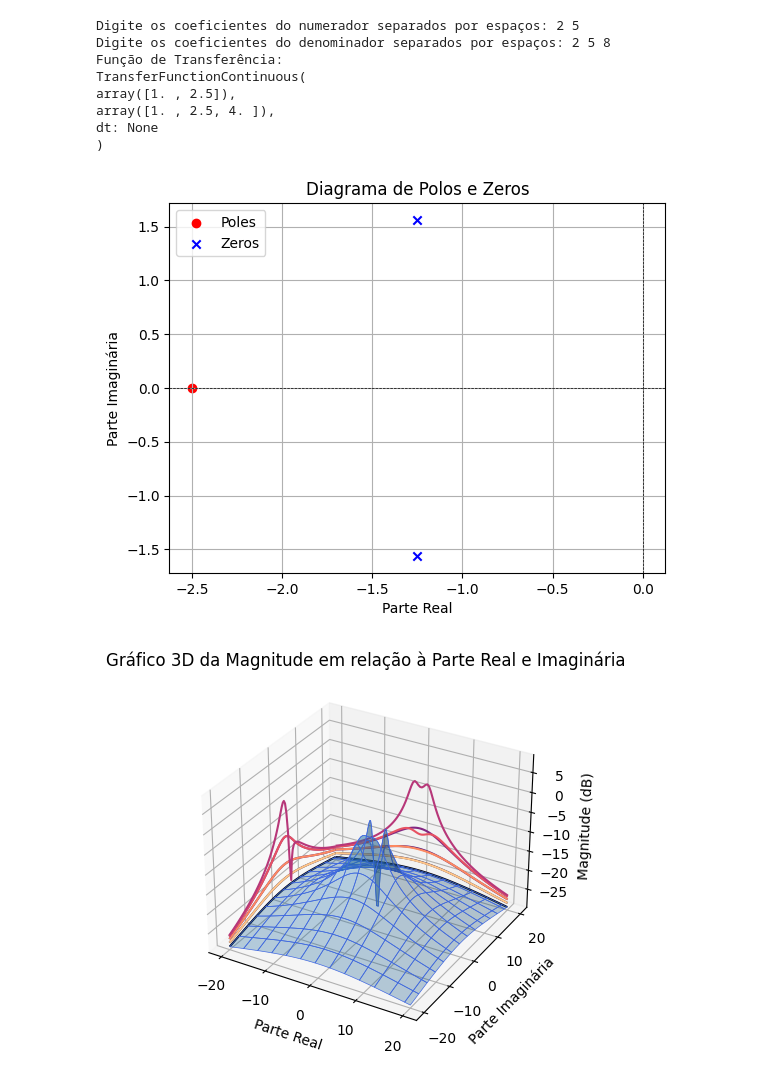
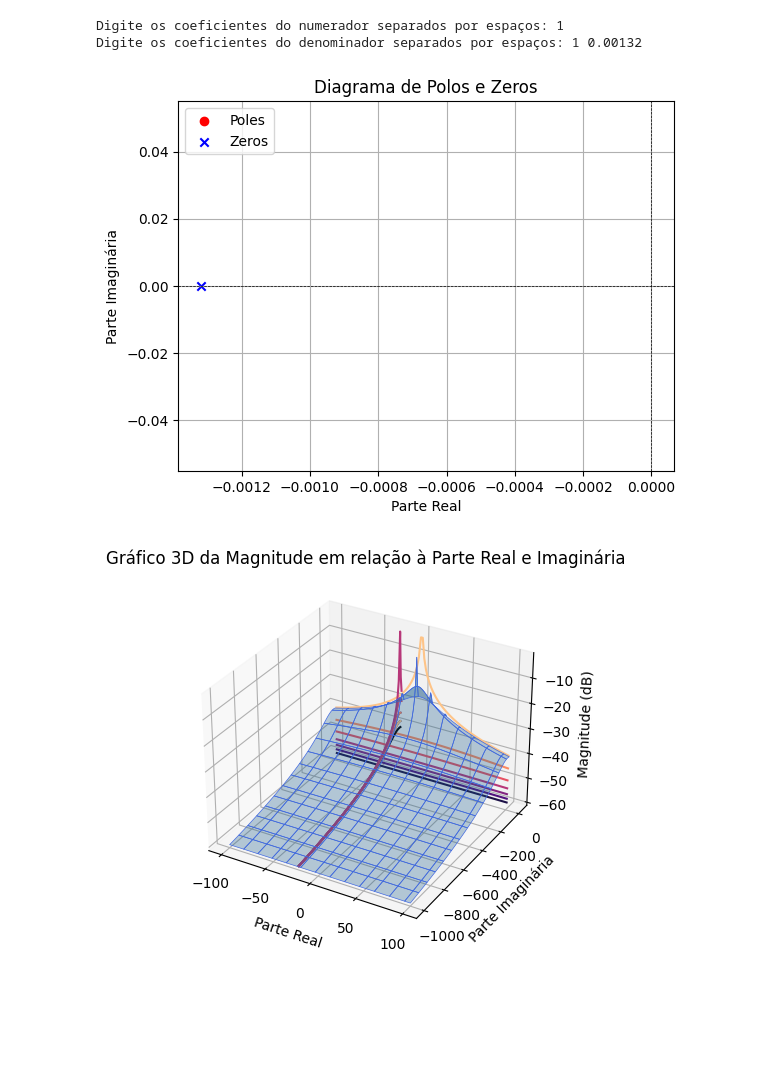
Before and after one commit to Jaquees/Sinais-e-Sistemas---LaPlace, a Jupyter notebook: Sinais_e_Sistemas_Trabalho_3.ipynb, the cells around one changed output. Cells and saved outputs as stored; diff of their text form; code cells hidden in the pictures; blank space fills up the shorter version.

Commit message:
correções no gráfico 3d

```diff
--- a/Sinais_e_Sistemas_Trabalho_3.ipynb
+++ b/Sinais_e_Sistemas_Trabalho_3.ipynb
@@ -4,10 +4,7 @@
 import numpy as np
 import matplotlib.pyplot as plt
 from scipy import signal
-
-from mpl_toolkits.mplot3d import axes3d
-from matplotlib import cm, cbook
-from matplotlib.ticker import LinearLocator
+from matplotlib import cm
 
 # Função para plotar o diagrama de polos e zeros
 def plot_poles_and_zeros(system):
@@ -28,17 +25,17 @@ def plot_poles_and_zeros(system):
 def plot_magnitude_3d(system):
     poles, zeros, ganho = signal.tf2zpk(system.num, system.den)
 
-    # Defina os limites para as partes real e imaginária
-    real_limits = (-20, 20)  # Defina os limites apropriados
-    imag_limits = (-20, 20)  # Defina os limites apropriados
+    # Define os limites para as partes real e imaginária
+    real_limits = (-100, 100)
+    imag_limits = (-1000, 20)
 
-    # Crie uma grade de valores para as partes real e imaginária
+    # Cria uma grade de valores para as partes real e imaginária
     num_points = 100  # Número de pontos na grade
     real_values = np.linspace(real_limits[0], real_limits[1], num_points)
     imag_values = np.linspace(imag_limits[0], imag_limits[1], num_points)
     real_grid, imag_grid = np.meshgrid(real_values, imag_values)
 
-    # Calcule a magnitude para cada ponto na grade
+    # Calcula a magnitude para cada ponto na grade
     mag = np.zeros_like(real_grid)
     for i in range(num_points):
         for j in range(num_points):
@@ -46,62 +43,50 @@ def plot_magnitude_3d(system):
             _, h = signal.freqresp(system, s)
             mag[i, j] = 20 * np.log10(np.abs(h))
 
-    # Crie o gráfico 3D
+    # Cria o gráfico 3D
     fig = plt.figure()
     ax = fig.add_subplot(111, projection='3d')
     ax.plot_surface(real_grid, imag_grid, mag, edgecolor='royalblue', lw=0.5, rstride=8, cstride=8,
                 alpha=0.3)
-    ax.contour(real_grid, imag_grid, mag, zdir='x', offset=-20, cmap='magma')
-    ax.contour(real_grid, imag_grid, mag, zdir='y', offset=20, cmap='magma')
+    ax.contour(real_grid, imag_grid, mag, zdir='x', offset=-22, cmap='magma')
+    ax.contour(real_grid, imag_grid, mag, zdir='y', offset=22, cmap='magma')
     ax.set_xlabel('Parte Real')
     ax.set_ylabel('Parte Imaginária')
     ax.set_zlabel('Magnitude (dB)')
     ax.set_title('Gráfico 3D da Magnitude em relação à Parte Real e Imaginária')
     plt.show()
 
 # Função para plotar o gráfico 2D com o corte no plano s=0
 def plot_s_plane(system):
-    s_imaginary = np.linspace(-10, 10, 400)  # Valores da parte imaginária
-    s_complex = 1j * s_imaginary  # Crie números complexos com a parte imaginária
+    s_imaginary = np.linspace(-1000, 100 , 1000)  # Valores da parte imaginária
+    s_complex = 1j * s_imaginary  # Cria números complexos com a parte imaginária
     H = signal.TransferFunction(system.num, system.den)
     w, h = signal.freqresp(H, s_complex)
-
     plt.figure()
     plt.plot(s_imaginary, 20 * np.log10(abs(h)), 'b')
     plt.title('Resposta em Frequência (corte em real=0)')
-    plt.xlabel('Eixo Imaginário')
+    plt.xlabel('jw')
     plt.ylabel('Magnitude (dB)')
     plt.grid(True)
     plt.show()
 
 # Solicite ao usuário os coeficientes da função de transferência
 num = input("Digite os coeficientes do numerador separados por espaços: ").split()
 den = input("Digite os coeficientes do denominador separados por espaços: ").split()
 
-# Converta os coeficientes para listas de floats
+# Converte os coeficientes para listas de floats
 num = [float(x) for x in num]
 den = [float(x) for x in den]
 
-# Crie o sistema de transferência
+# Cria a função de transferência
 system = signal.TransferFunction(num, den)
 
-# Imprima a função de transferência
-print("Função de Transferência:")
-print(system)
-
-
-# Chame as funções para plotar os gráficos
+# Chama as funções para plotar os gráficos
 plot_poles_and_zeros(system)
 plot_magnitude_3d(system)
 plot_s_plane(system)
 # %% [output]
-Digite os coeficientes do numerador separados por espaços: 2 5
-Digite os coeficientes do denominador separados por espaços: 2 5 8
-Função de Transferência:
-TransferFunctionContinuous(
-array([1. , 2.5]),
-array([1. , 2.5, 4. ]),
-dt: None
-)
+Digite os coeficientes do numerador separados por espaços: 1
+Digite os coeficientes do denominador separados por espaços: 1 0.00132
-[figure, old version]
+[figure, new version]
-[figure, old version]
+[figure, new version]
```
Also changed, not shown: parts of 1 cell of this notebook.
